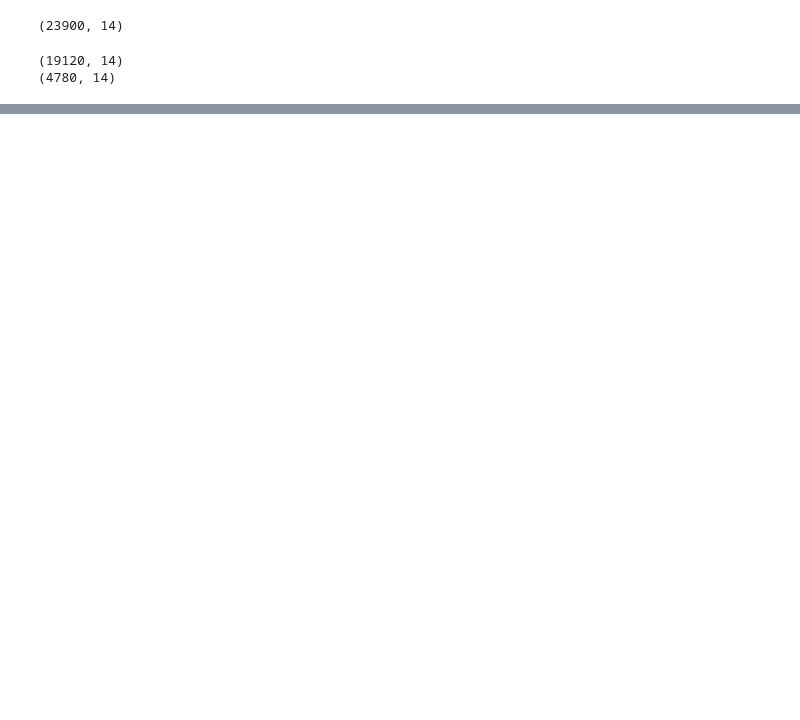
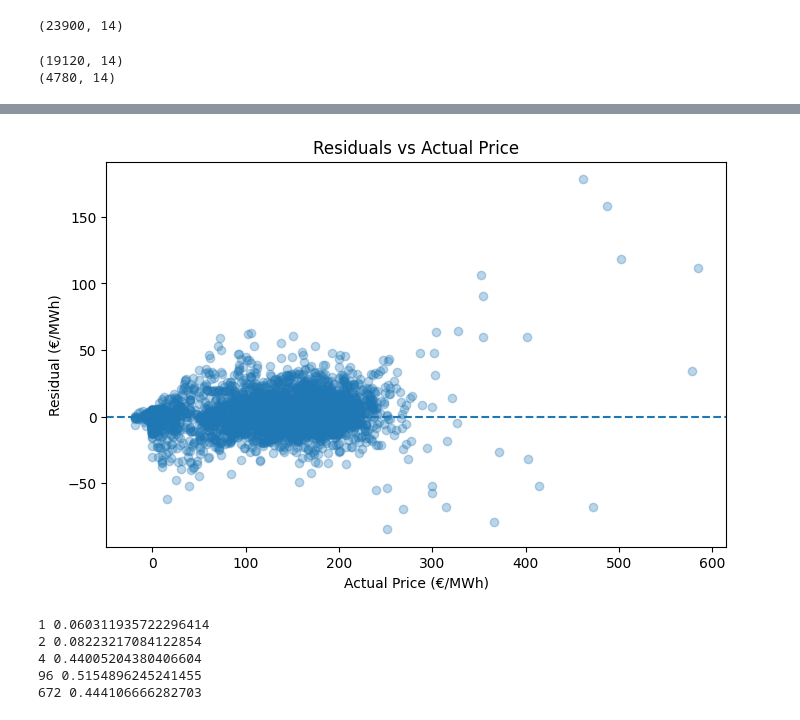
Before and after one commit to rinshina/german-electricity-price-analysis, a Jupyter notebook: german_electricity_analysis.ipynb, the cells around one changed output, grey strips where cells are left out. Drawn from its saved outputs; the diff is of its cells as text; code cells hidden in the pictures; blank space fills up the shorter version.

Commit message:
Complete final electricity price analysis

```diff
--- a/german_electricity_analysis.ipynb
+++ b/german_electricity_analysis.ipynb
@@ -815,0 +1367,7 @@ print(residuals.corr(residual_lag))
+# %%
+model_final = LinearRegression()
+
+model_final.fit(
+    X_train_final,
+    y_train_final
+)
@@ -815,0 +1376,21 @@ print(residuals.corr(residual_lag))
+# %%
+y_pred_final = model_final.predict(X_test_final)
+
+mae_final = mean_absolute_error(
+    y_test_final,
+    y_pred_final
+)
+
+rmse_final = np.sqrt(
+    mean_squared_error(y_test_final, y_pred_final)
+)
+
+r2_final = r2_score(
+    y_test_final,
+    y_pred_final
+)
+
+print("Final Linear Model")
+print("MAE:", mae_final)
+print("RMSE:", rmse_final)
+print("R²:", r2_final)
@@ -815,0 +1402,4 @@ print(residuals.corr(residual_lag))
+# %%
+residuals_final = y_test_final - y_pred_final
+
+print(residuals_final.describe())
@@ -815,0 +1416,23 @@ print(residuals.corr(residual_lag))
+# %%
+
+plt.figure(figsize=(8, 5))
+plt.scatter(y_test_final, residuals_final, alpha=0.3)
+
+plt.axhline(0, linestyle="--")
+
+plt.xlabel("Actual Price (€/MWh)")
+plt.ylabel("Residual (€/MWh)")
+plt.title("Residuals vs Actual Price")
+
+plt.show()
+# %% [output]
+[figure, added]
+# %%
+for lag in [1, 2, 4, 96, 672]:
+    print(lag, residuals_final.autocorr(lag=lag))
+# %% [output]
+1 0.060311935722296414
+2 0.08223217084122854
+4 0.44005204380406604
+96 0.5154896245241455
+672 0.444106666282703
```
Also changed, not shown: parts of 94 cells of this notebook.
